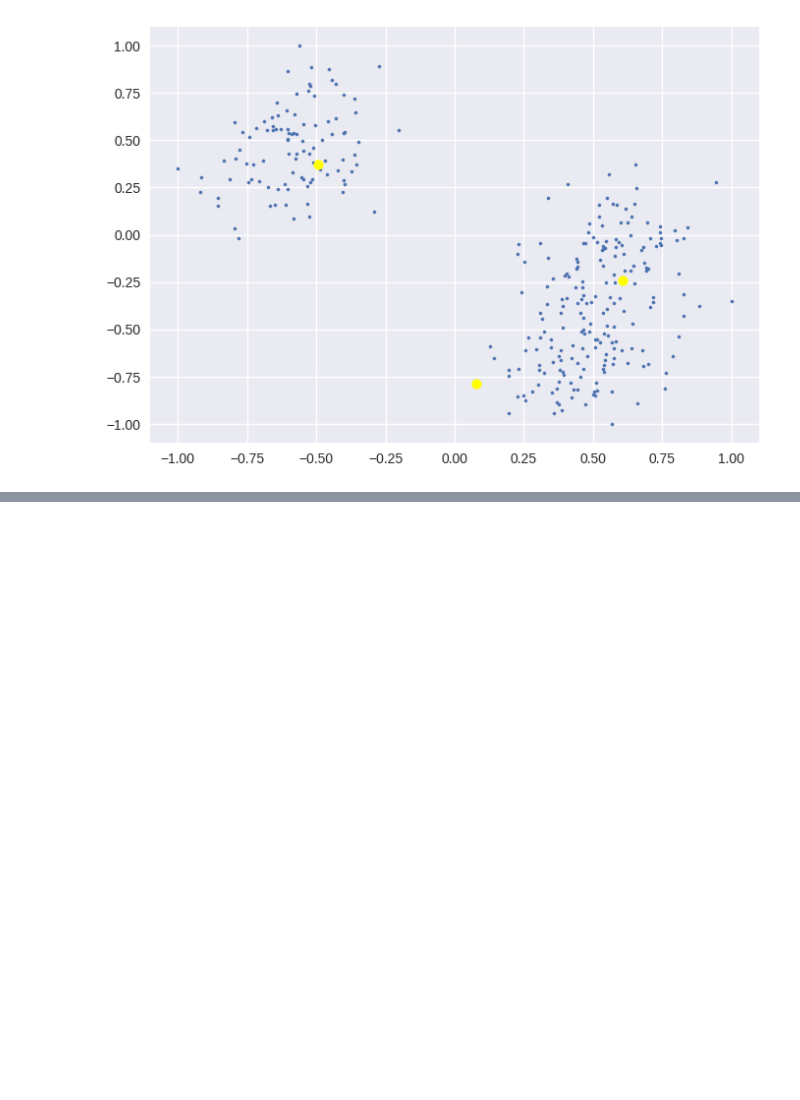
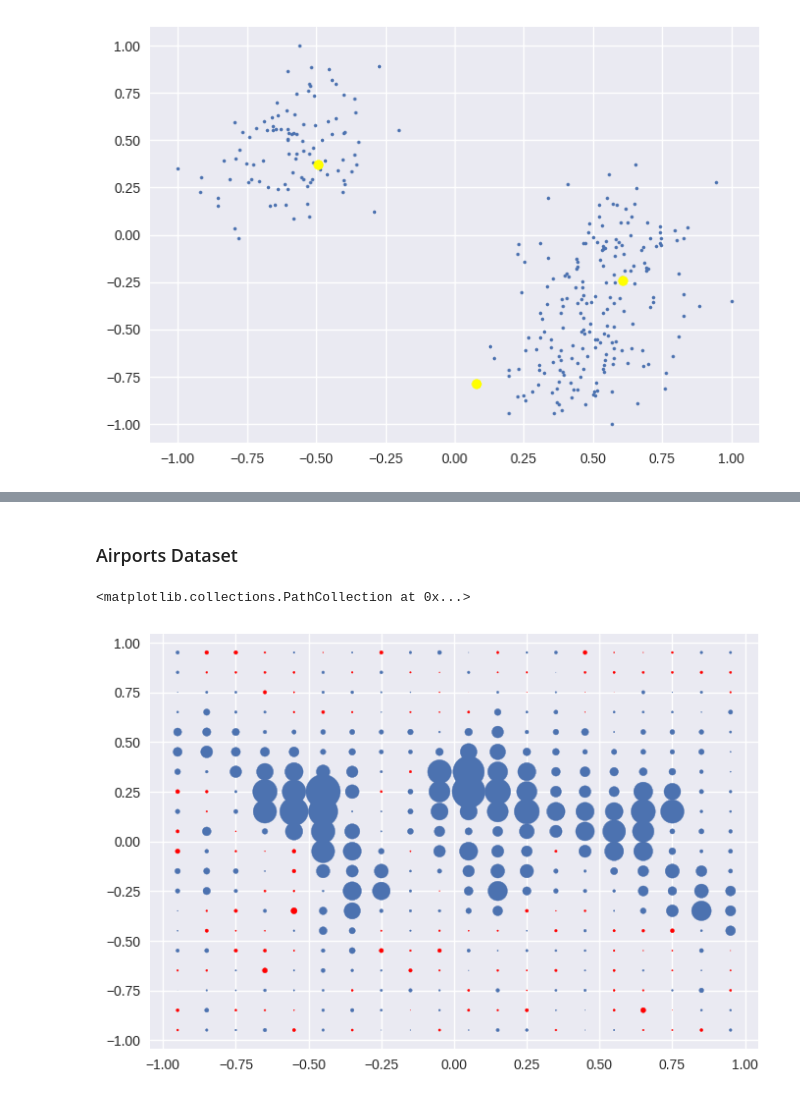
Before and after one commit to amy-ln/dpclustering, a Jupyter notebook: grid-experiment.ipynb, the cells around one changed output, grey strips where cells are left out. Cells and saved outputs as stored; diff of their text form; code cells hidden in the pictures; blank space fills up the shorter version.

```diff
--- a/grid-experiment.ipynb
+++ b/grid-experiment.ipynb
@@ -60,0 +115,15 @@ plt.scatter(x=centers[:,0], y=centers[:,1], c="yellow")
+# %% [markdown]
+### Airports Dataset
+# %%
+airports = np.load("datasets/airports.npy")
+#plt.scatter(x=airports[:,0], y=airports[:,1], s=3)
+
+airport_grid = create_grid_synopsis(airports, e=1, d=2, M=20, seed=138711)
+positive_weights = airport_grid[airport_grid[:, 2] >= 0]
+negative_weights = airport_grid[airport_grid[:, 2] < 0]
+
+plt.scatter(x=positive_weights[:,0], y=positive_weights[:,1], s=3*positive_weights[:,2])
+plt.scatter(x=negative_weights[:,0], y=negative_weights[:,1], s=3*abs(negative_weights[:,2]), c='red')
+# %% [output]
+<matplotlib.collections.PathCollection at 0x...>
+[figure, added]
```
Also changed, not shown: parts of 15 cells of this notebook, 1 other file.
